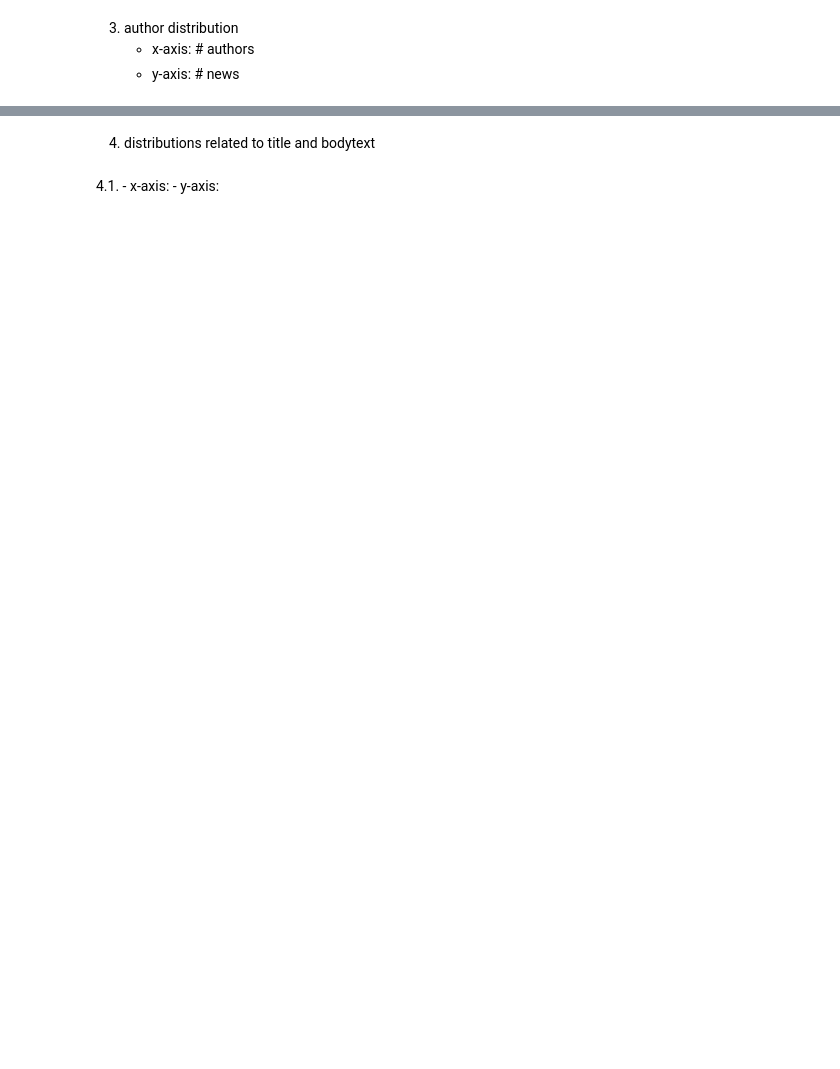
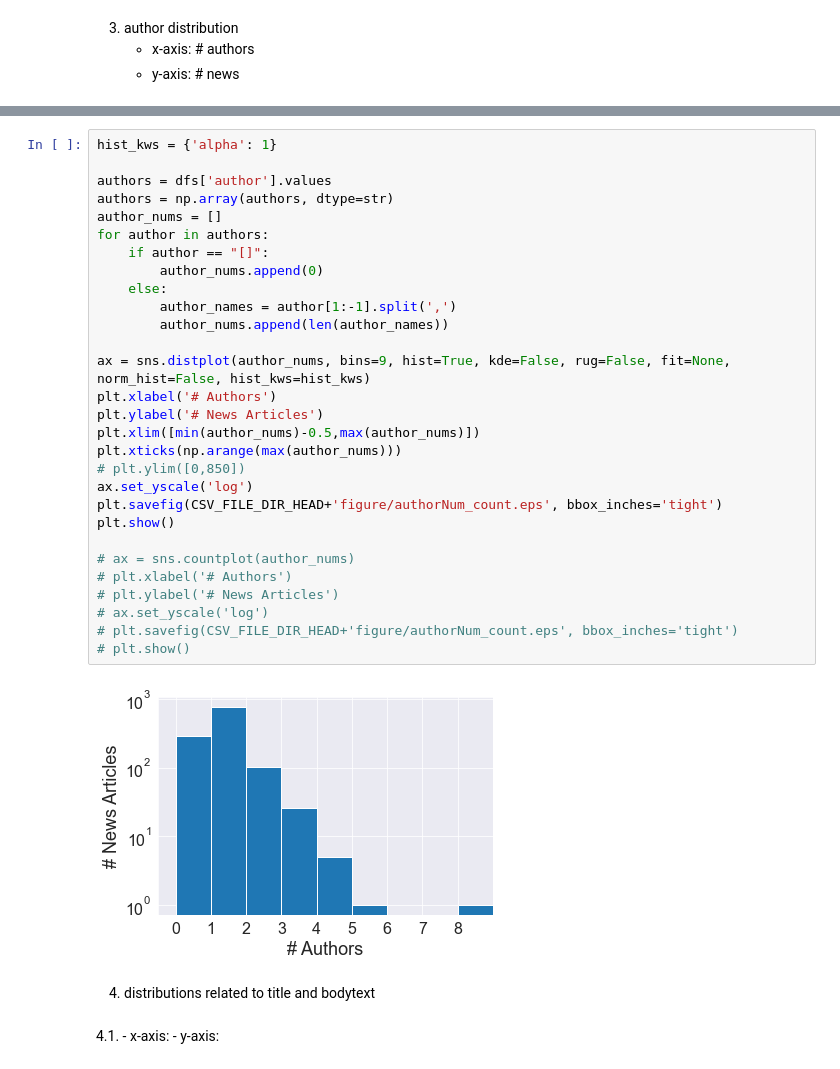
Before and after one commit to apurvamulay/ReCOVery, a Jupyter notebook: code/DataDistribution.ipynb, the cells around one changed output, grey strips where cells are left out. Drawn from its saved outputs; the diff is of its cells as text; blank space fills up the shorter version.

```diff
--- a/code/DataDistribution.ipynb
+++ b/code/DataDistribution.ipynb
@@ -139,3 +138,34 @@ KeyError: 'age'
+# %%
+hist_kws = {'alpha': 1}
+
+authors = dfs['author'].values
+authors = np.array(authors, dtype=str)
+author_nums = []
+for author in authors:
+    if author == "[]":
+        author_nums.append(0)
+    else:
+        author_names = author[1:-1].split(',')
+        author_nums.append(len(author_names))
+
+ax = sns.distplot(author_nums, bins=9, hist=True, kde=False, rug=False, fit=None, norm_hist=False, hist_kws=hist_kws)
+plt.xlabel('# Authors')
+plt.ylabel('# News Articles')
+plt.xlim([min(author_nums)-0.5,max(author_nums)])
+plt.xticks(np.arange(max(author_nums)))
+# plt.ylim([0,850])
+ax.set_yscale('log')
+plt.savefig(CSV_FILE_DIR_HEAD+'figure/authorNum_count.eps', bbox_inches='tight')
+plt.show()
+
+# ax = sns.countplot(author_nums)
+# plt.xlabel('# Authors')
+# plt.ylabel('# News Articles')
+# ax.set_yscale('log')
+# plt.savefig(CSV_FILE_DIR_HEAD+'figure/authorNum_count.eps', bbox_inches='tight')
+# plt.show()
+# %% [output]
+[figure, added]
 # %% [markdown]
 4. distributions related to title and bodytext
 # %% [markdown]
```
Also changed, not shown: parts of 5 cells of this notebook, 3 other files.
